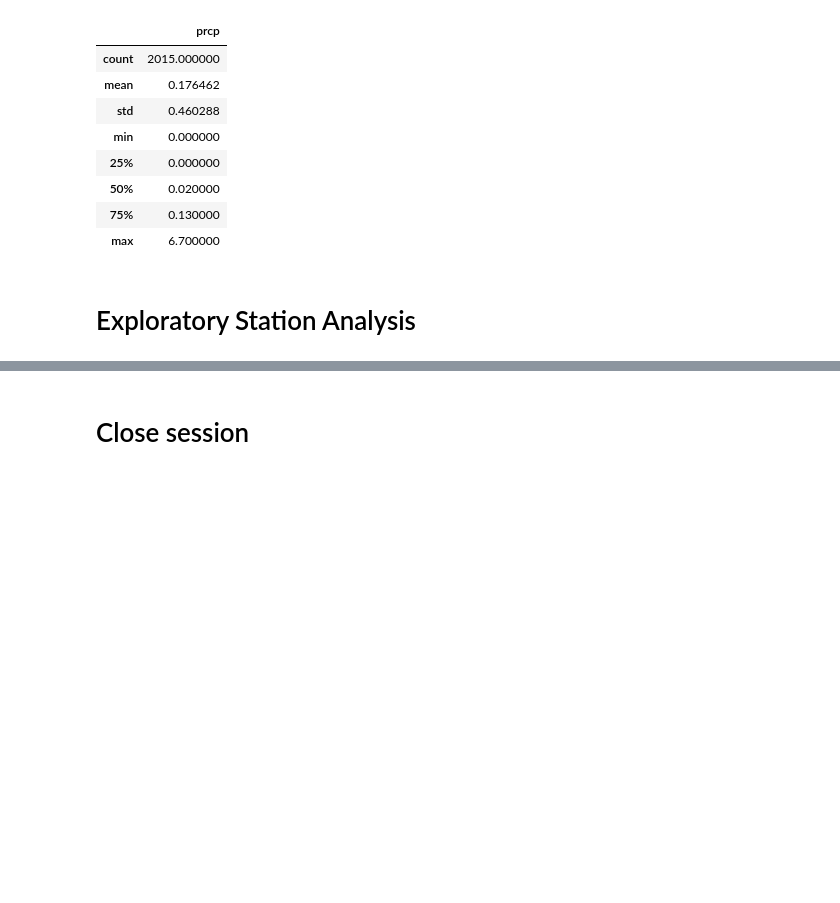
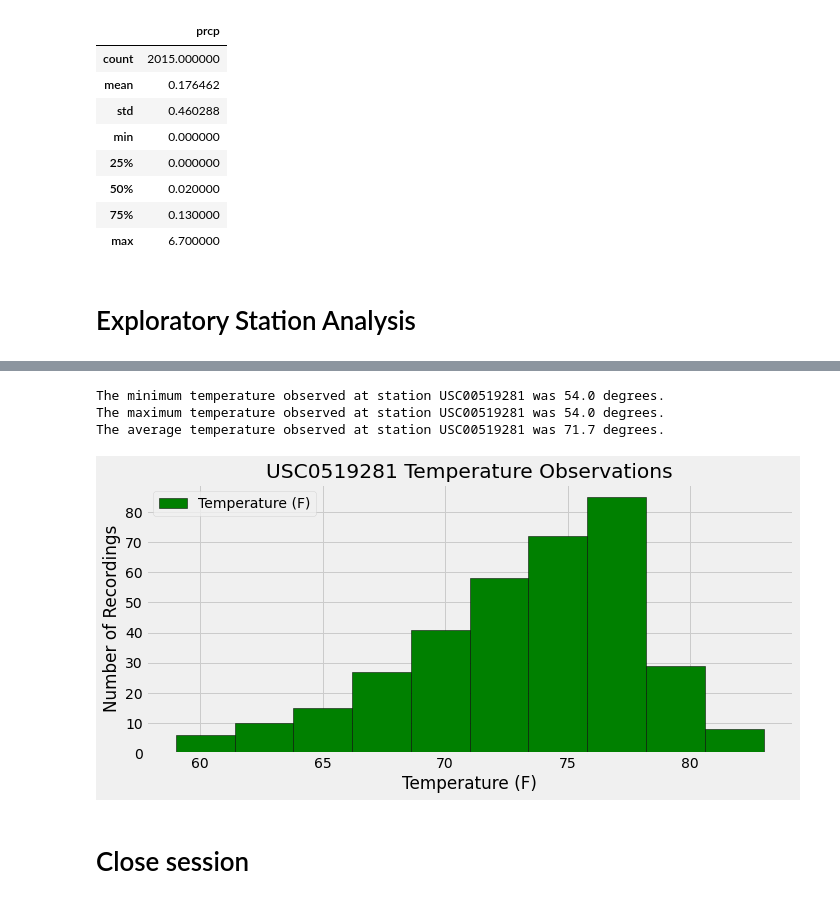
Before and after one commit to AJ-Paine/10-Hawaii-Temperature-Exploration, a Jupyter notebook: climate_starter_AJP.ipynb, the cells around one changed output, grey strips where cells are left out. Cells and saved outputs as stored; diff of their text form; code cells hidden in the pictures; blank space fills up the shorter version.

Commit message:
Add temperature analysis

```diff
--- a/climate_starter_AJP.ipynb
+++ b/climate_starter_AJP.ipynb
@@ -110,3 +121,37 @@ precip_data.describe()
+# %%
+# Using the most active station id from the previous query, calculate the lowest, highest, and average temperature.
+#Minimum temp @ USC00519281
+min_temp = session.query(func.min(measurement.tobs)).filter(measurement.station == 'USC00519281').all()
+print(f'The minimum temperature observed at station USC00519281 was {min_temp[0][0]} degrees.')
+
+#Maximum temp @ USC00519281
+max_temp = session.query(func.min(measurement.tobs)).filter(measurement.station == 'USC00519281').all()
+print(f'The maximum temperature observed at station USC00519281 was {max_temp[0][0]} degrees.')
+
+#Average temp @ USC00519281
+avg_temp = session.query(func.avg(measurement.tobs)).filter(measurement.station == 'USC00519281').all()
+print(f'The average temperature observed at station USC00519281 was {round(avg_temp[0][0], 1)} degrees.')
+# %% [output]
+The minimum temperature observed at station USC00519281 was 54.0 degrees.
+The maximum temperature observed at station USC00519281 was 54.0 degrees.
+The average temperature observed at station USC00519281 was 71.7 degrees.
+# %%
+# Using the most active station id
+# Query the last 12 months of temperature observation data for this station and plot the results as a histogram
+temp_data = pd.DataFrame(session.query(measurement.date, measurement.tobs).\
+    filter(measurement.date > year_ago).\
+    filter(measurement.station == 'USC00519281').\
+    order_by(measurement.date).all()).set_index('date').dropna()
+temp_plot = temp_data.plot(kind='hist', edgecolor = 'black', color = 'green', figsize=(10,5))
+temp_plot.set_title('USC0519281 Temperature Observations')
+temp_plot.set_ylabel('Number of Recordings')
+temp_plot.set_xlabel('Temperature (F)')
+temp_plot.legend(['Temperature (F)'], loc='upper left')
+plt.tight_layout()
+plt.savefig('Images/USC00519281 Temp Histogram.png')
+plt.show()
+# %% [output]
+[figure, added]
 # %% [markdown]
 # Close session
 # %%
```
Also changed, not shown: parts of 5 cells of this notebook, 1 other file.
